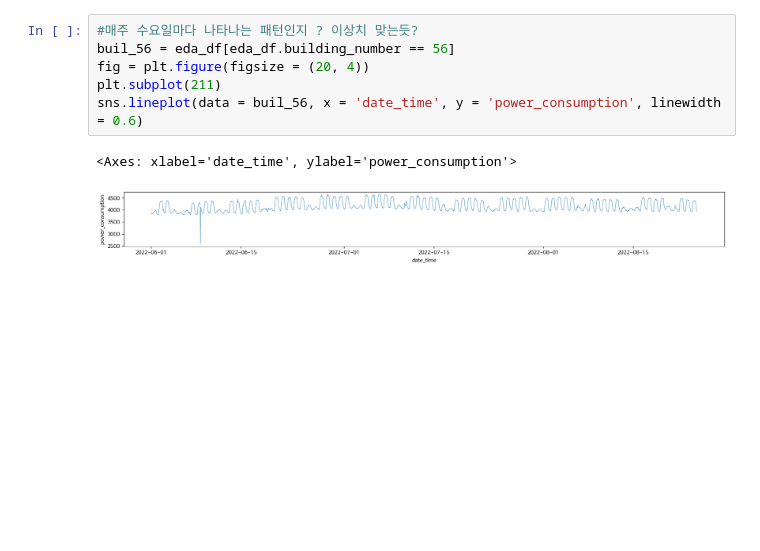
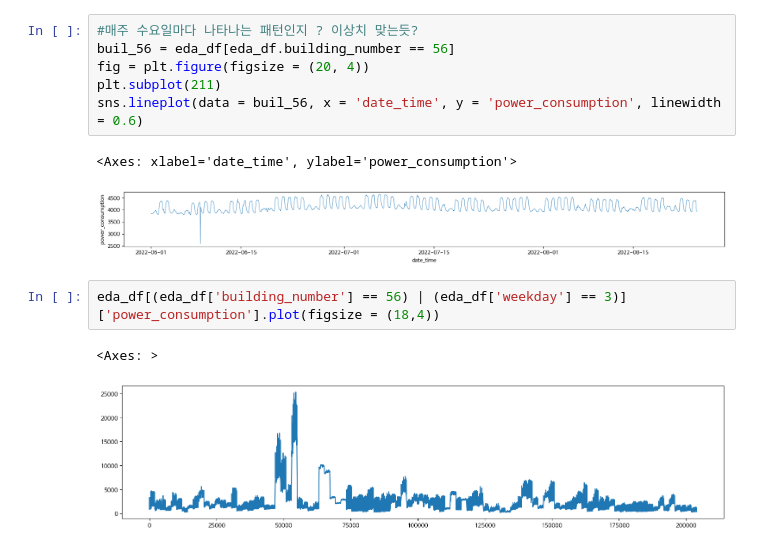
Before and after one commit to noweahc/energy, a Jupyter notebook: EDA.ipynb, the cells around one changed output. Saved outputs shown, nothing was run; the diff lists cells and outputs as text; blank space fills up the shorter version.

```diff
--- a/EDA.ipynb
+++ b/EDA.ipynb
@@ -338,5 +338,10 @@ sns.lineplot(data = buil_56, x = 'date_time', y = 'power_consumption', linewidth
 # %% [output]
 <Axes: xlabel='date_time', ylabel='power_consumption'>
 [figure]
+# %%
+eda_df[(eda_df['building_number'] == 56) | (eda_df['weekday'] == 3)]['power_consumption'].plot(figsize = (18,4))
+# %% [output]
+<Axes: >
+[figure, added]
 # %%
 #정상적인 패턴은 어떻게 생겼는지?
```
Also changed, not shown: parts of 4 cells of this notebook.
